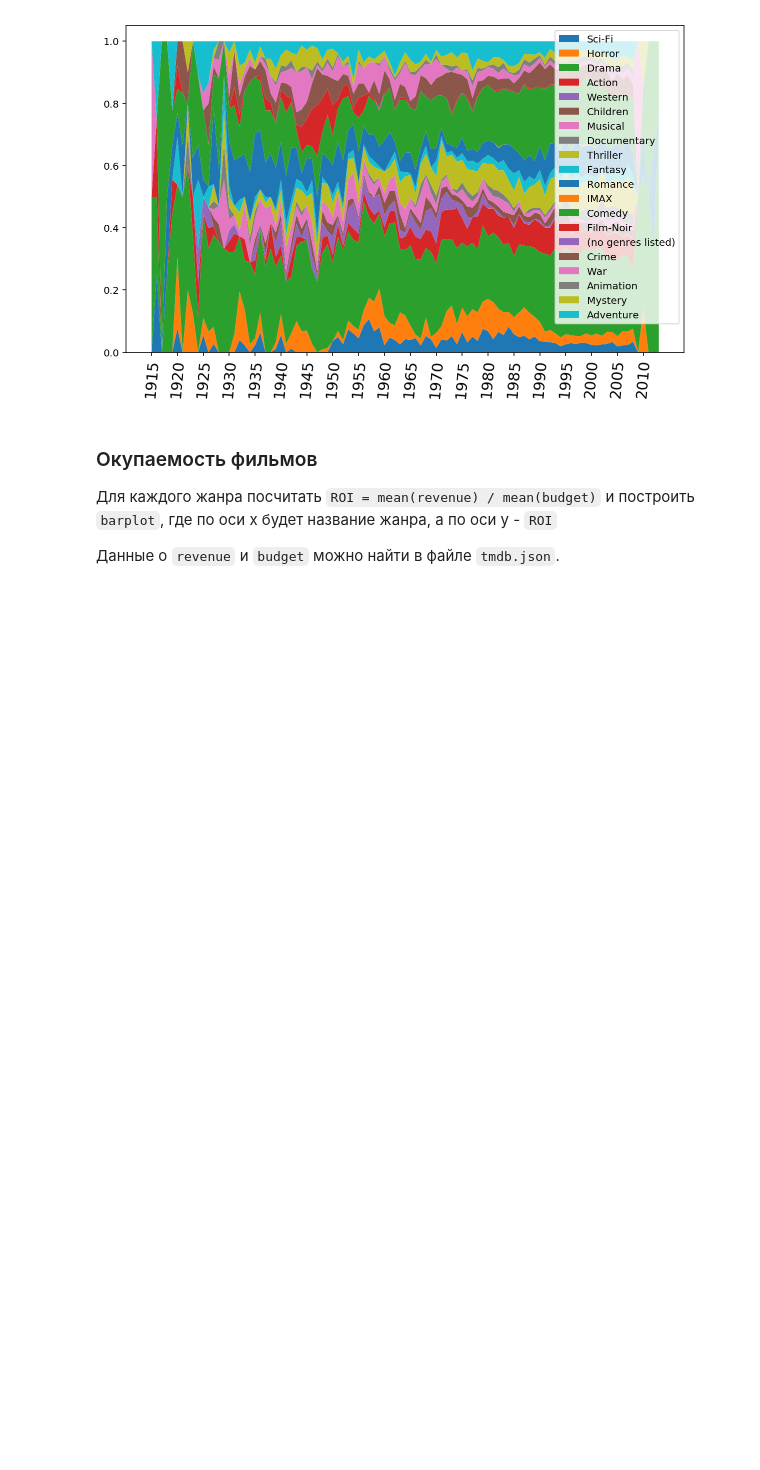
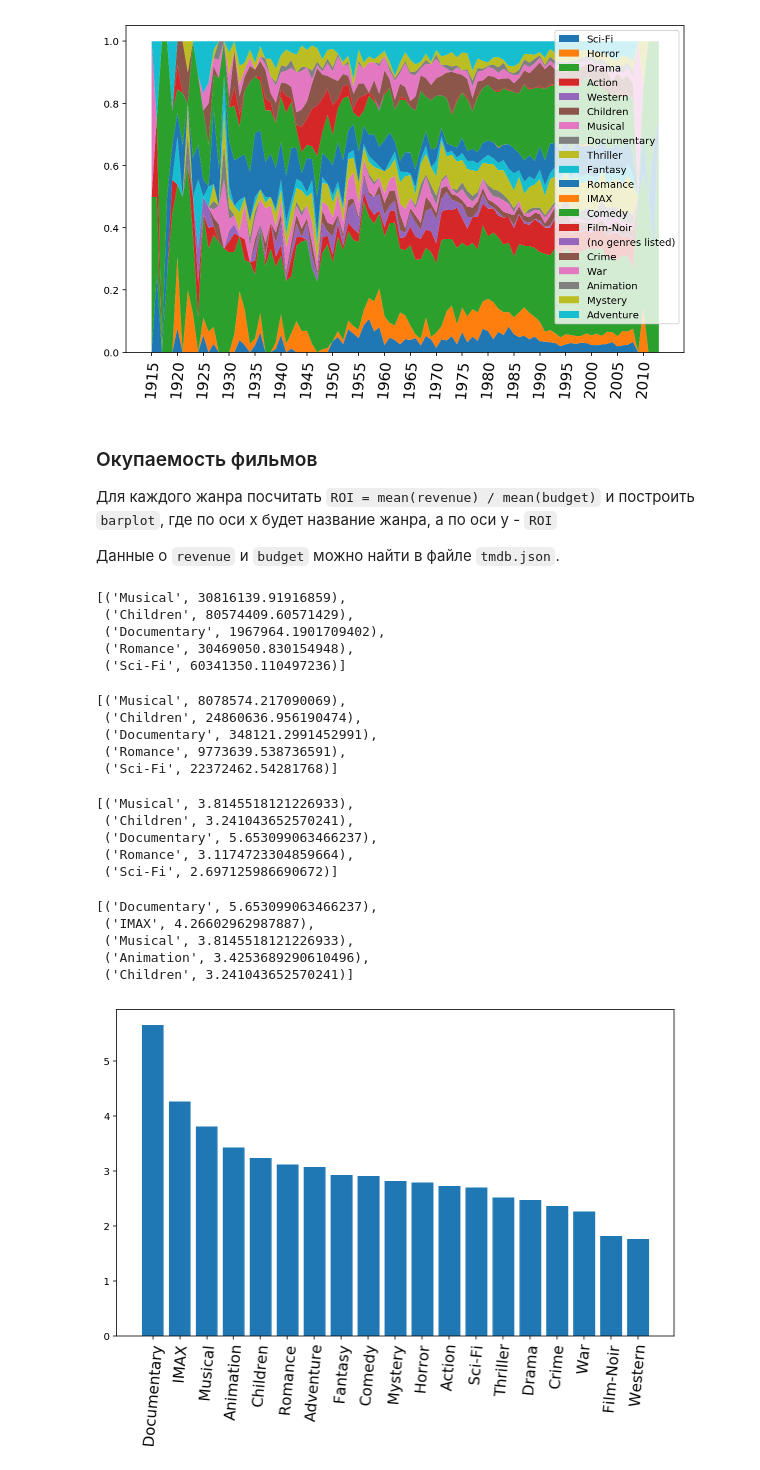
Before and after one commit to KatyaKos/MLBD, a Jupyter notebook: apache_spark/notebooks/spark_examples.ipynb, the cells around one changed output. Drawn from its saved outputs; the diff is of its cells as text; code cells hidden in the pictures; blank space fills up the shorter version.

```diff
--- a/apache_spark/notebooks/spark_examples.ipynb
+++ b/apache_spark/notebooks/spark_examples.ipynb
@@ -710,0 +702,63 @@ plt.show()
+# %%
+revenue = tmdb\
+    .filter(lambda key_value: key_value[1].get('revenue', None) != None)\
+    .mapValues(lambda rec: rec['revenue'])\
+    .join(genres_tmdb)\
+    .keyBy(lambda arr: arr[1][1])\
+    .mapValues(lambda arr: (arr[1][0], 1))\
+    .reduceByKey(lambda a, b: (a[0] + b[0], a[1] + b[1]))\
+    .mapValues(lambda rev: rev[0] / rev[1])
+revenue.take(5)
+# %% [output]
+[('Musical', 30816139.91916859),
+ ('Children', 80574409.60571429),
+ ('Documentary', 1967964.1901709402),
+ ('Romance', 30469050.830154948),
+ ('Sci-Fi', 60341350.110497236)]
+# %%
+budget = tmdb\
+    .filter(lambda key_value: key_value[1].get('budget', None) != None)\
+    .mapValues(lambda rec: rec['budget'])\
+    .join(genres_tmdb)\
+    .keyBy(lambda arr: arr[1][1])\
+    .mapValues(lambda arr: (arr[1][0], 1))\
+    .reduceByKey(lambda a, b: (a[0] + b[0], a[1] + b[1]))\
+    .mapValues(lambda rev: rev[0] / rev[1])
+budget.take(5)
+# %% [output]
+[('Musical', 8078574.217090069),
+ ('Children', 24860636.956190474),
+ ('Documentary', 348121.2991452991),
+ ('Romance', 9773639.538736591),
+ ('Sci-Fi', 22372462.54281768)]
+# %%
+roi = revenue\
+    .join(budget)\
+    .filter(lambda key_value: key_value[1][0] != 0 and key_value[1][1] != 0)\
+    .mapValues(lambda arr: arr[0] / arr[1])\
+    .collect()
+roi[:5]
+# %% [output]
+[('Musical', 3.8145518121226933),
+ ('Children', 3.241043652570241),
+ ('Documentary', 5.653099063466237),
+ ('Romance', 3.1174723304859664),
+ ('Sci-Fi', 2.697125986690672)]
+# %%
+roi = sorted(roi, key=lambda key_value: key_value[1], reverse=True)
+roi[:5]
+# %% [output]
+[('Documentary', 5.653099063466237),
+ ('IMAX', 4.26602962987887),
+ ('Musical', 3.8145518121226933),
+ ('Animation', 3.4253689290610496),
+ ('Children', 3.241043652570241)]
+# %%
+keys, values = zip(*roi)
+
+f, ax = plt.subplots(figsize=(10, 6))
+plt.xticks(rotation=85, fontsize=15)
+plt.bar(keys, values, align="center")
+plt.show()
+# %% [output]
+[figure, added]
```
Also changed, not shown: parts of 7 cells of this notebook, 1 other file.
